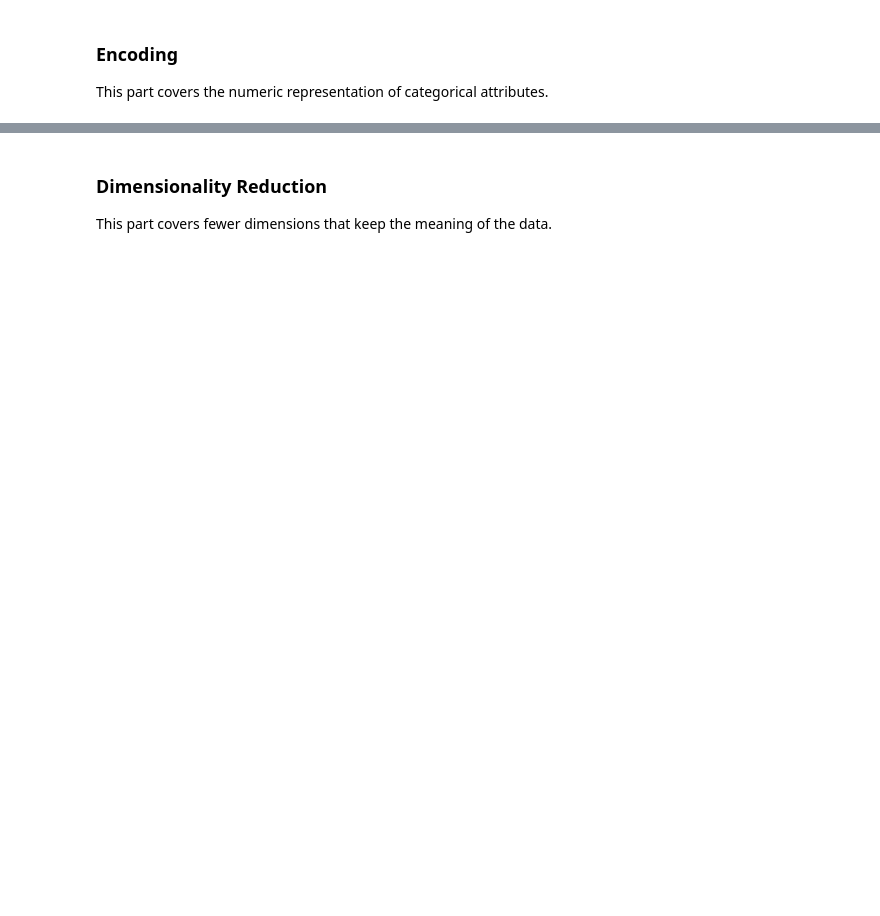
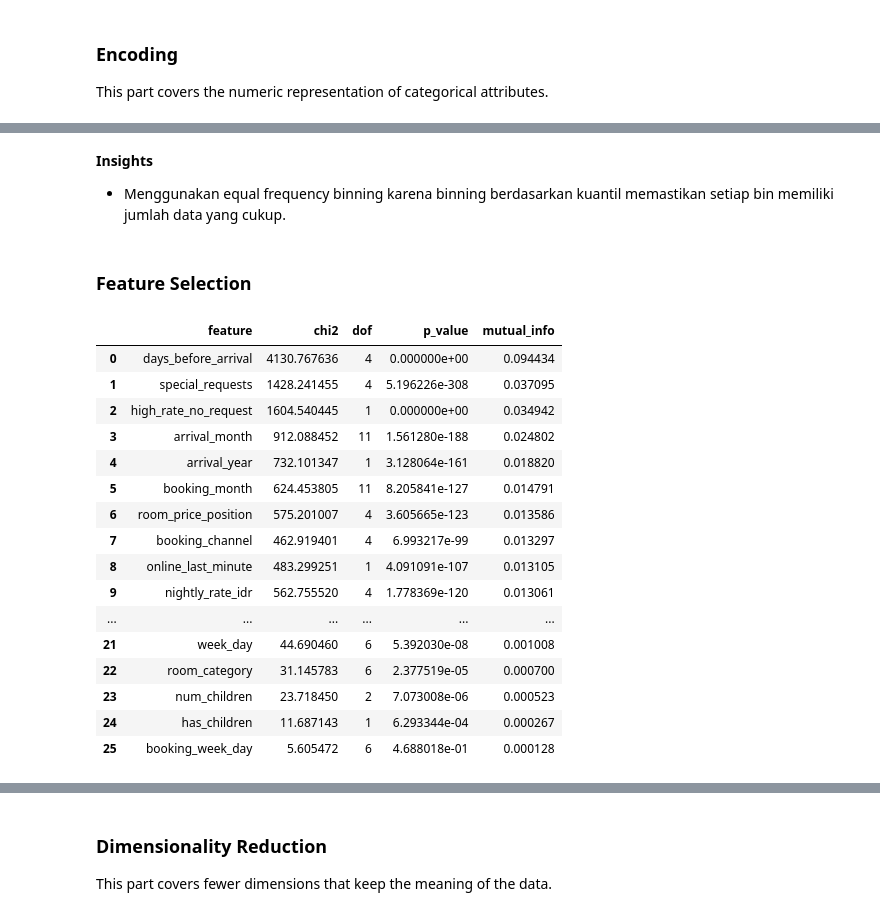
Before and after one commit to Hagon47/IF3170_G24_AyamNutellaBear, a Jupyter notebook: src/notebook/notebook.ipynb, the cells around one changed output, grey strips where cells are left out. Cells and saved outputs as stored; diff of their text form; code cells hidden in the pictures; blank space fills up the shorter version.

```diff
--- a/src/notebook/notebook.ipynb
+++ b/src/notebook/notebook.ipynb
@@ -548,0 +732,32 @@ This part covers the numeric representation of categorical attributes.
+# %%
+BIN_COLS = ['days_before_arrival', 'nightly_rate_idr', 'room_price_position']
+
+discretizer = KBinsDiscretizer(n_bins=5, encode='ordinal', strategy='quantile')
+discretizer.fit(train_b[BIN_COLS])
+
+for c, edges in zip(BIN_COLS, discretizer.bin_edges_):
+    print(f'{c:22s}', np.round(edges))
+
+COUNT_COLS = ['num_adults', 'num_children', 'weekend_nights', 'weekday_nights', 'special_requests', 'prior_cancellations', 'prior_completed_bookings']
+
+batas_atas = {}
+for c in COUNT_COLS:
+    freq = train_b[c].value_counts().sort_index()
+    mode_val = freq.idxmax()                                              # nilai paling umum
+    rare_tail = freq[(freq.index > mode_val) & (freq < MIN_COUNT)].index
+
+    if len(rare_tail):
+        batas_atas[c] = freq.index[freq.index < rare_tail.min()].max()    # nilai terakhir sebelum yang langka
+    else:
+        batas_atas[c] = freq.index.max()
+
+print('Batas atas kolom hitungan:', batas_atas)
+
+def discretization(df):
+    df = df.copy()
+    df[BIN_COLS] = discretizer.transform(df[BIN_COLS]).astype(int)
+    for c, cap in batas_atas.items():
+        df[c] = df[c].clip(upper=cap)
+    return df
+
+train_nb, val_nb, test_nb = discretization(train_b), discretization(val_b), discretization(test_b)
@@ -548,0 +790,36 @@ This part covers the numeric representation of categorical attributes.
+# %% [markdown]
+**Insights**
+
+- Menggunakan equal frequency binning karena binning berdasarkan kuantil memastikan setiap bin memiliki jumlah data yang cukup.
+# %% [markdown]
+### Feature Selection
+# %%
+FEATURES_NB = [c for c in train_nb.columns if c not in (ID_COL, TARGET)]
+
+rows = []
+for c in FEATURES_NB:
+    table = pd.crosstab(train_nb[c], train_nb[TARGET])            # contingency table fitur × target
+    chi2_stat, p_value, dof, _ = chi2_contingency(table)
+    mi = mutual_info_score(train_nb[c], train_nb[TARGET])
+    rows.append({'feature': c, 'chi2': chi2_stat, 'dof': dof, 'p_value': p_value, 'mutual_info': mi})
+
+fs_scores = pd.DataFrame(rows).sort_values('mutual_info', ascending=False).reset_index(drop=True)
+fs_scores
+# %% [output]
+|  | feature | chi2 | dof | p_value | mutual_info |
+| 0 | days_before_arrival | 4130.767636 | 4 | 0.000000e+00 | 0.094434 |
+| 1 | special_requests | 1428.241455 | 4 | 5.196226e-308 | 0.037095 |
+| 2 | high_rate_no_request | 1604.540445 | 1 | 0.000000e+00 | 0.034942 |
+| 3 | arrival_month | 912.088452 | 11 | 1.561280e-188 | 0.024802 |
+| 4 | arrival_year | 732.101347 | 1 | 3.128064e-161 | 0.018820 |
+| 5 | booking_month | 624.453805 | 11 | 8.205841e-127 | 0.014791 |
+| 6 | room_price_position | 575.201007 | 4 | 3.605665e-123 | 0.013586 |
+| 7 | booking_channel | 462.919401 | 4 | 6.993217e-99 | 0.013297 |
+| 8 | online_last_minute | 483.299251 | 1 | 4.091091e-107 | 0.013105 |
+| 9 | nightly_rate_idr | 562.755520 | 4 | 1.778369e-120 | 0.013061 |
+| ... | ... | ... | ... | ... | ... |
+| 21 | week_day | 44.690460 | 6 | 5.392030e-08 | 0.001008 |
+| 22 | room_category | 31.145783 | 6 | 2.377519e-05 | 0.000700 |
+| 23 | num_children | 23.718450 | 2 | 7.073008e-06 | 0.000523 |
+| 24 | has_children | 11.687143 | 1 | 6.293344e-04 | 0.000267 |
+| 25 | booking_week_day | 5.605472 | 6 | 4.688018e-01 | 0.000128 |
```
Also changed, not shown: parts of 27 cells of this notebook.
